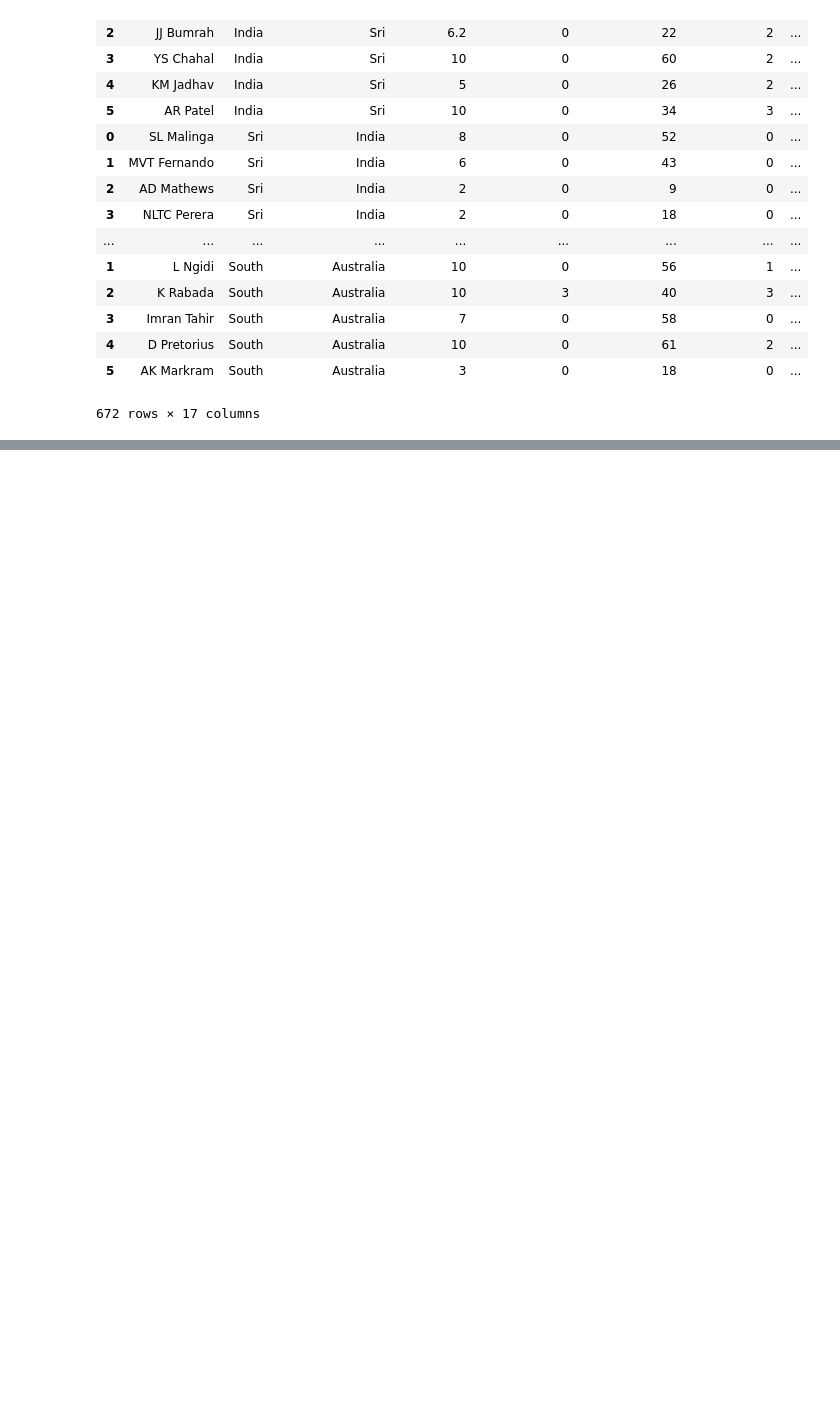
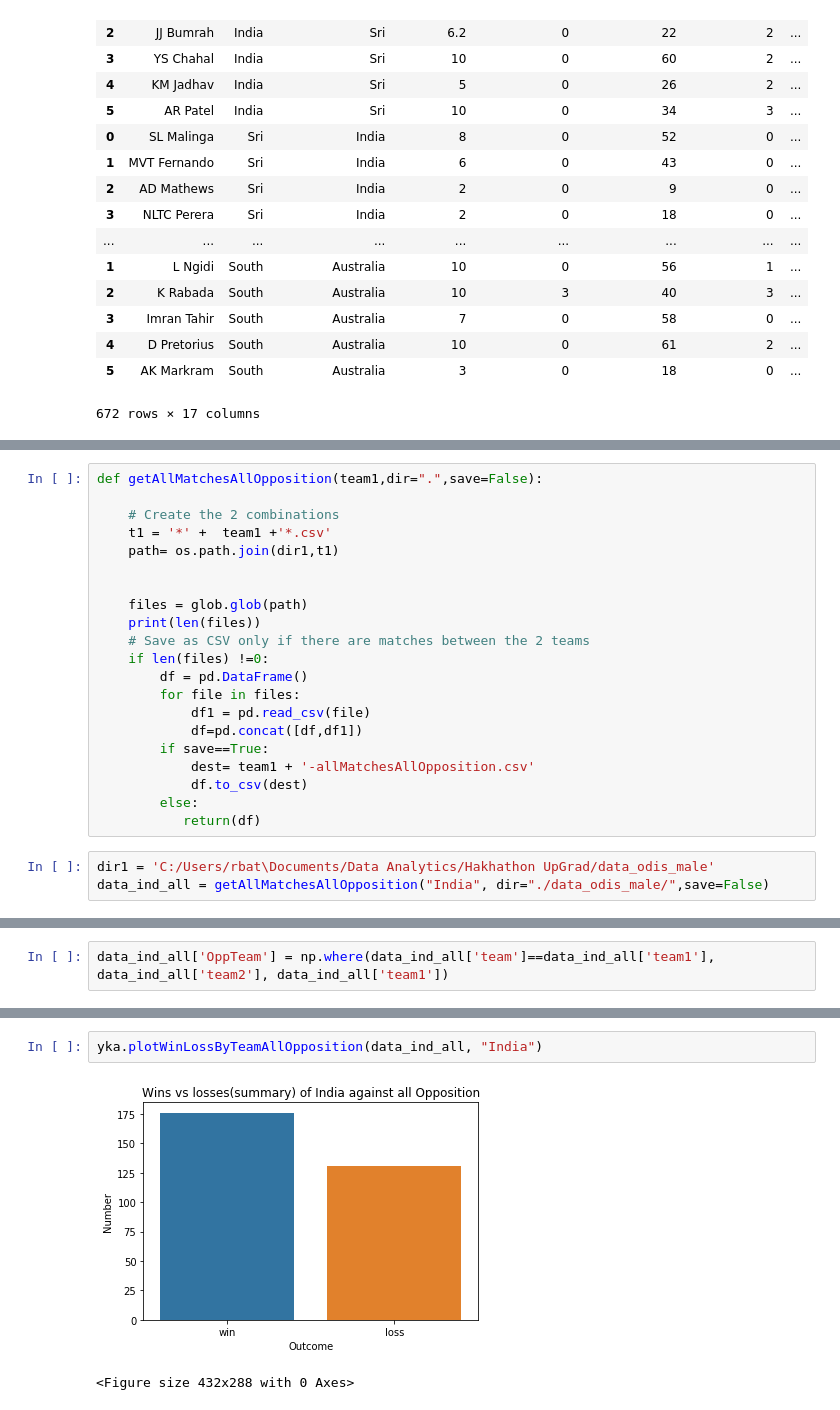
Before and after one commit to rjs417/upGrad-Cricket-Hackhathon, a Jupyter notebook: Cricinfo_scraping.ipynb, the cells around one changed output, grey strips where cells are left out. Cells and saved outputs as stored; diff of their text form; blank space fills up the shorter version.

```diff
--- a/Cricinfo_scraping.ipynb
+++ b/Cricinfo_scraping.ipynb
@@ -117,0 +229,24 @@ To retain the current behavior and silence the warning, pass 'sort=True'.
+# %%
+def getAllMatchesAllOpposition(team1,dir=".",save=False):
+
+    # Create the 2 combinations
+    t1 = '*' +  team1 +'*.csv'
+    path= os.path.join(dir1,t1)
+
+
+    files = glob.glob(path)
+    print(len(files))
+    # Save as CSV only if there are matches between the 2 teams
+    if len(files) !=0:
+        df = pd.DataFrame()
+        for file in files:
+            df1 = pd.read_csv(file)
+            df=pd.concat([df,df1])
+        if save==True:
+            dest= team1 + '-allMatchesAllOpposition.csv'
+            df.to_csv(dest)
+        else:
+           return(df)
+# %%
+dir1 = 'C:/Users/rbat\Documents/Data Analytics/Hakhathon UpGrad/data_odis_male'
+data_ind_all = getAllMatchesAllOpposition("India", dir="./data_odis_male/",save=False)
@@ -117,0 +397,2 @@ To retain the current behavior and silence the warning, pass 'sort=True'.
+# %%
+data_ind_all['OppTeam'] = np.where(data_ind_all['team']==data_ind_all['team1'], data_ind_all['team2'], data_ind_all['team1'])
@@ -117,0 +456,5 @@ To retain the current behavior and silence the warning, pass 'sort=True'.
+# %%
+yka.plotWinLossByTeamAllOpposition(data_ind_all, "India")
+# %% [output]
+[figure, added]
+<Figure size 432x288 with 0 Axes>
```
Also changed, not shown: parts of 48 cells of this notebook, 5 other files.
